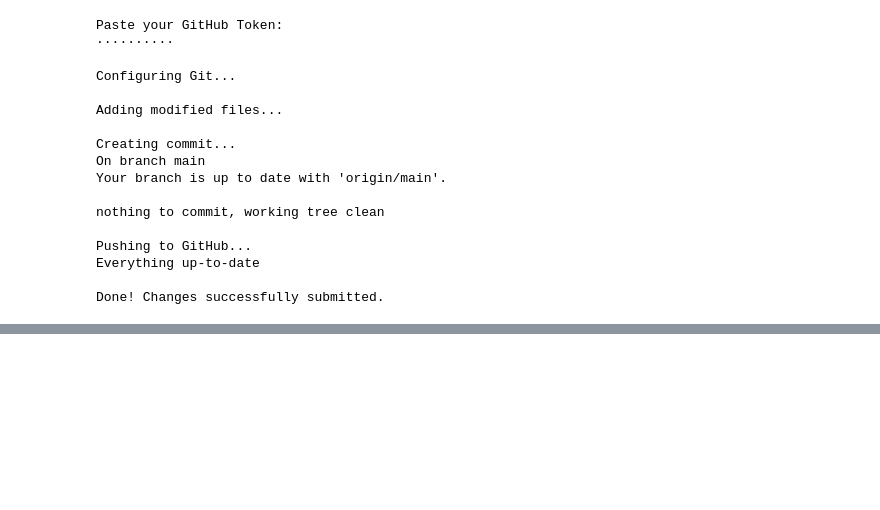
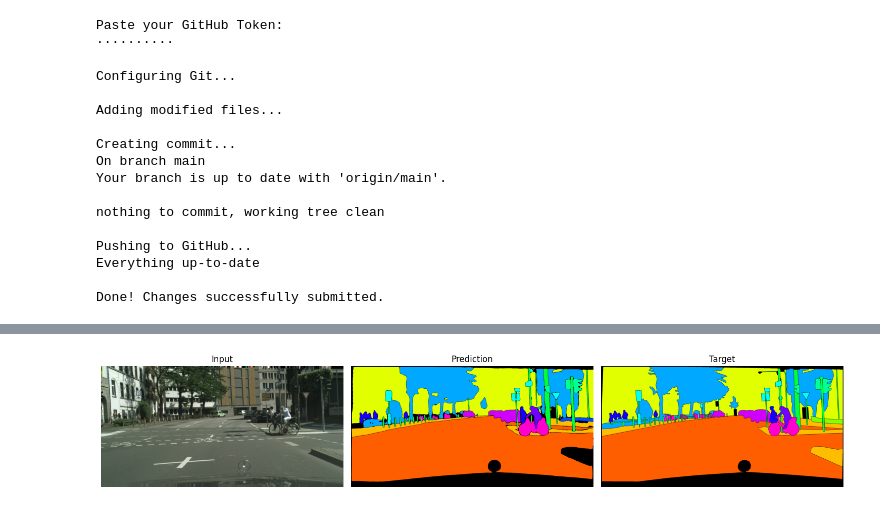
Before and after one commit to Escortiz/ML_RL, a Jupyter notebook: main.ipynb, the cells around one changed output, grey strips where cells are left out. Drawn from its saved outputs; the diff is of its cells as text; code cells hidden in the pictures; blank space fills up the shorter version.

```diff
--- a/main.ipynb
+++ b/main.ipynb
@@ -441,0 +612,86 @@ Done! Changes successfully submitted.
+# %%
+def infer_panoptic(img, target):
+    with torch.no_grad(), autocast(dtype=torch.float16, device_type="cuda"):
+        imgs = [img.to(device)]
+        img_sizes = [img.shape[-2:] for img in imgs]
+
+        transformed_imgs = model.resize_and_pad_imgs_instance_panoptic(imgs)
+        mask_logits_per_layer, class_logits_per_layer = model(transformed_imgs)
+        mask_logits = F.interpolate(
+            mask_logits_per_layer[-1], model.img_size, mode="bilinear"
+        )
+        mask_logits = model.revert_resize_and_pad_logits_instance_panoptic(
+            mask_logits, img_sizes
+        )
+
+        preds = model.to_per_pixel_preds_panoptic(
+            mask_logits,
+            class_logits_per_layer[-1],
+            model.stuff_classes,
+            model.mask_thresh,
+            model.overlap_thresh,
+        )[0].cpu()
+
+    pred = preds.numpy()
+    sem_pred, inst_pred = pred[..., 0], pred[..., 1]
+
+    target_seg = model.to_per_pixel_targets_panoptic([target])[0].cpu().numpy()
+    sem_target, inst_target = target_seg[..., 0], target_seg[..., 1]
+
+    return sem_pred, inst_pred, sem_target, inst_target
+
+
+def draw_black_border(sem, inst, mapping):
+    h, w = sem.shape
+    out = np.zeros((h, w, 3))
+    for s in np.unique(sem):
+        out[sem == s] = mapping[s]
+
+    combined = sem.astype(np.int64) * 100000 + inst.astype(np.int64)
+    border = np.zeros((h, w), dtype=bool)
+    border[1:, :] |= combined[1:, :] != combined[:-1, :]
+    border[:-1, :] |= combined[1:, :] != combined[:-1, :]
+    border[:, 1:] |= combined[:, 1:] != combined[:, :-1]
+    border[:, :-1] |= combined[:, 1:] != combined[:, :-1]
+    out[border] = 0
+    return out
+
+
+def plot_panoptic_results(img, sem_pred, inst_pred, sem_target, inst_target):
+    all_ids = np.union1d(np.unique(sem_pred), np.unique(sem_target))
+    mapping = {
+        s: (
+            [0, 0, 0]
+            if s == -1 or s == model.num_classes
+            else plt.cm.hsv(i / len(all_ids))[:3]
+        )
+        for i, s in enumerate(all_ids)
+    }
+
+    vis_pred = draw_black_border(sem_pred, inst_pred, mapping)
+    vis_target = draw_black_border(sem_target, inst_target, mapping)
+
+    img_np = (
+        img.cpu().numpy().transpose(1, 2, 0) if img.dim() == 3 else img.cpu().numpy()
+    )
+
+    fig, axes = plt.subplots(1, 3, figsize=(15, 5))
+    axes[0].imshow(img_np)
+    axes[0].set_title("Input")
+    axes[1].imshow(vis_pred)
+    axes[1].set_title("Prediction")
+    axes[2].imshow(vis_target)
+    axes[2].set_title("Target")
+
+    for ax in axes:
+        ax.axis("off")
+
+    plt.tight_layout()
+    plt.show()
+
+
+img, target = data.val_dataloader().dataset[img_idx]
+sem_pred, inst_pred, sem_target, inst_target = infer_panoptic(img, target)
+plot_panoptic_results(img, sem_pred, inst_pred, sem_target, inst_target)
+# %% [output]
+[figure, added]
```
Also changed, not shown: parts of 19 cells of this notebook.
